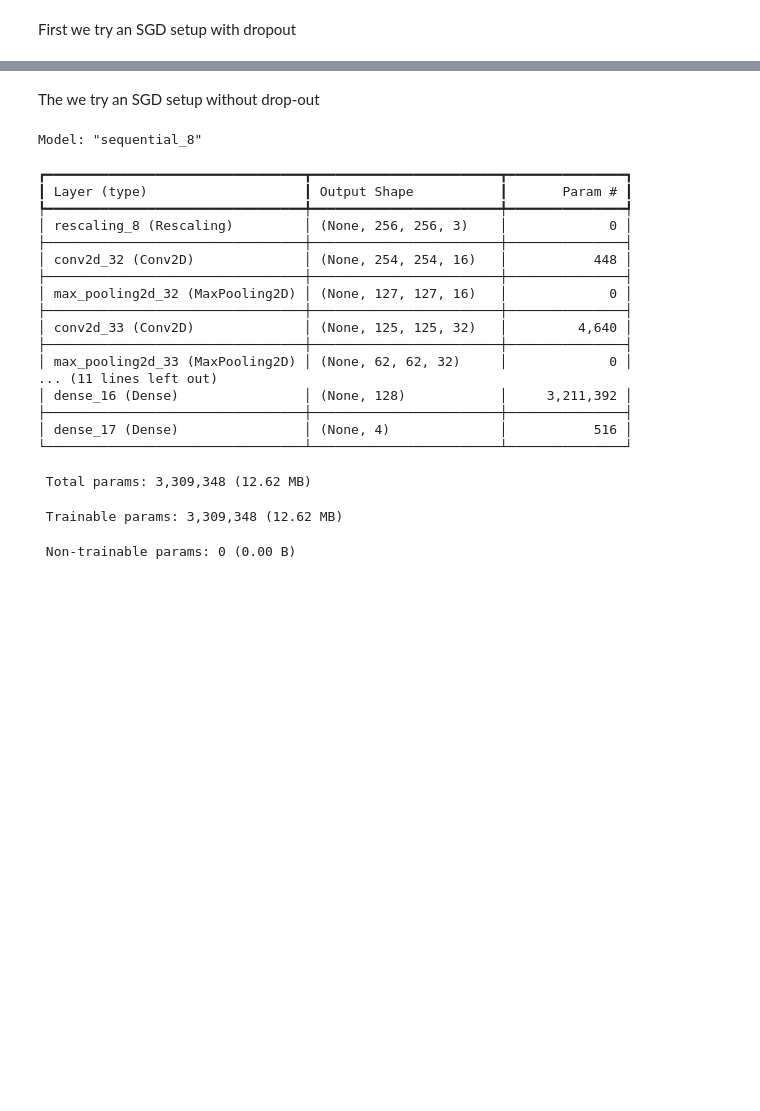
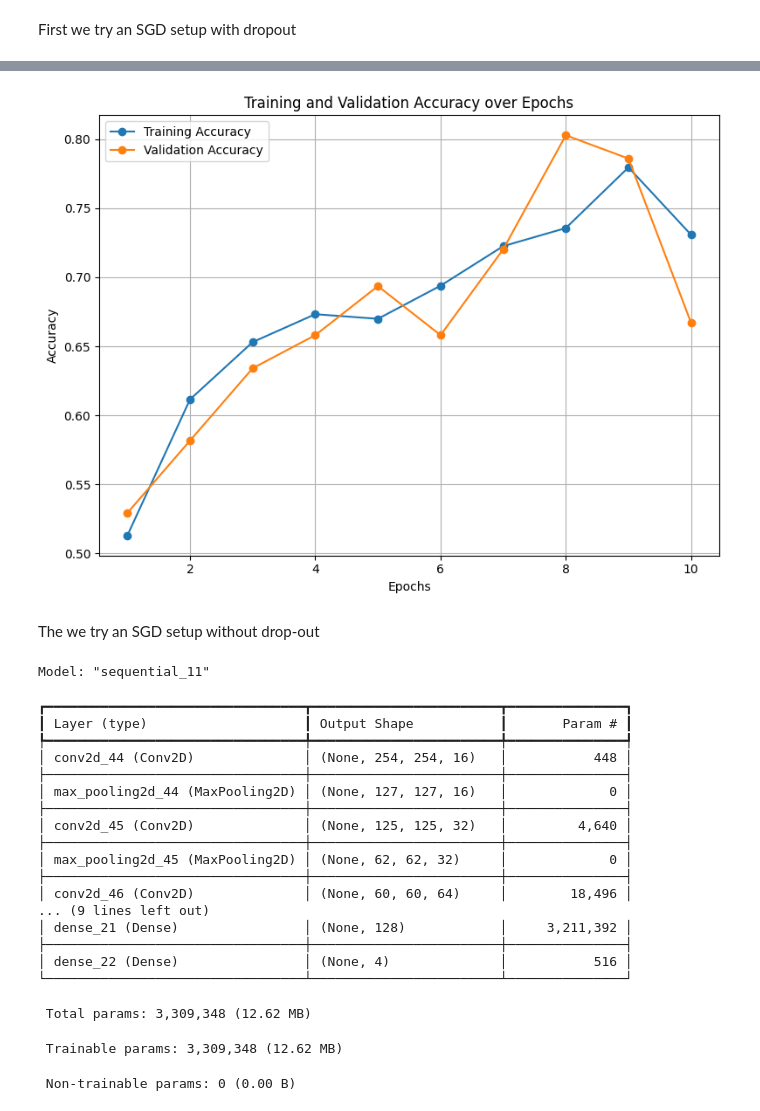
Before and after one commit to freillat/ML_Cap1, a Jupyter notebook: notebook.ipynb, the cells around one changed output, grey strips where cells are left out. Drawn from its saved outputs; the diff is of its cells as text; code cells hidden in the pictures; blank space fills up the shorter version.

```diff
--- a/notebook.ipynb
+++ b/notebook.ipynb
@@ -160,3 +108,24 @@ Epoch 10/10
+# %%
+# Extract accuracy and validation accuracy from history
+train_accuracy = history.history['accuracy']
+val_accuracy = history.history['val_accuracy']
+
+# Extract epochs
+epochs = range(1, len(train_accuracy) + 1)
+
+# Plot training and validation accuracy
+plt.figure(figsize=(8, 6))
+plt.plot(epochs, train_accuracy, label='Training Accuracy', marker='o')
+plt.plot(epochs, val_accuracy, label='Validation Accuracy', marker='o')
+plt.title('Training and Validation Accuracy over Epochs')
+plt.xlabel('Epochs')
+plt.ylabel('Accuracy')
+plt.legend()
+plt.grid(True)
+plt.tight_layout()
+plt.show()
+# %% [output]
+[figure, added]
 # %% [markdown]
 The we try an SGD setup without drop-out
 # %%
@@ -165,9 +134,8 @@ num_classes = 4
 def create_cnn_model(input_shape=(256, 256, 3), learning_rate=0.01, momentum=0.9):
     # Build the model
     model = Sequential()
-    model.add(Rescaling(1./255, input_shape=input_shape))
     # Convolutional layers
-    model.add(Conv2D(16, kernel_size=(3, 3), activation='relu'))
+    model.add(Conv2D(16, kernel_size=(3, 3), activation='relu', input_shape=input_shape))
     model.add(MaxPooling2D(pool_size=(2, 2)))
     model.add(Conv2D(32, kernel_size=(3, 3), activation='relu'))
     model.add(MaxPooling2D(pool_size=(2, 2)))
@@ -182,30 +150,29 @@ def create_cnn_model(input_shape=(256, 256, 3), learning_rate=0.01, momentum=0.9
     model.add(Dense(num_classes, activation='softmax'))
 
     optimizer = SGD(learning_rate=learning_rate, momentum=momentum)
-    # optimizer='adam'
-    model.compile(optimizer=optimizer, loss='sparse_categorical_crossentropy', metrics=['accuracy'])
+    model.compile(optimizer=optimizer, loss='categorical_crossentropy', metrics=['accuracy'])
     return model
 
-cnn_model = create_cnn_model(learning_rate=0.002, momentum=0.8)
+cnn_model = create_cnn_model()
 cnn_model.summary()
 # %% [output]
-Model: "sequential_8"
+Model: "sequential_11"
 ┏━━━━━━━━━━━━━━━━━━━━━━━━━━━━━━━━━┳━━━━━━━━━━━━━━━━━━━━━━━━┳━━━━━━━━━━━━━━━┓
 ┃ Layer (type)                    ┃ Output Shape           ┃       Param # ┃
 ┡━━━━━━━━━━━━━━━━━━━━━━━━━━━━━━━━━╇━━━━━━━━━━━━━━━━━━━━━━━━╇━━━━━━━━━━━━━━━┩
-│ rescaling_8 (Rescaling)         │ (None, 256, 256, 3)    │             0 │
+│ conv2d_44 (Conv2D)              │ (None, 254, 254, 16)   │           448 │
 ├─────────────────────────────────┼────────────────────────┼───────────────┤
-│ conv2d_32 (Conv2D)              │ (None, 254, 254, 16)   │           448 │
+│ max_pooling2d_44 (MaxPooling2D) │ (None, 127, 127, 16)   │             0 │
 ├─────────────────────────────────┼────────────────────────┼───────────────┤
-│ max_pooling2d_32 (MaxPooling2D) │ (None, 127, 127, 16)   │             0 │
+│ conv2d_45 (Conv2D)              │ (None, 125, 125, 32)   │         4,640 │
 ├─────────────────────────────────┼────────────────────────┼───────────────┤
-│ conv2d_33 (Conv2D)              │ (None, 125, 125, 32)   │         4,640 │
+│ max_pooling2d_45 (MaxPooling2D) │ (None, 62, 62, 32)     │             0 │
 ├─────────────────────────────────┼────────────────────────┼───────────────┤
-│ max_pooling2d_33 (MaxPooling2D) │ (None, 62, 62, 32)     │             0 │
-... (11 lines left out)
-│ dense_16 (Dense)                │ (None, 128)            │     3,211,392 │
+│ conv2d_46 (Conv2D)              │ (None, 60, 60, 64)     │        18,496 │
+... (9 lines left out)
+│ dense_21 (Dense)                │ (None, 128)            │     3,211,392 │
 ├─────────────────────────────────┼────────────────────────┼───────────────┤
-│ dense_17 (Dense)                │ (None, 4)              │           516 │
+│ dense_22 (Dense)                │ (None, 4)              │           516 │
 └─────────────────────────────────┴────────────────────────┴───────────────┘
  Total params: 3,309,348 (12.62 MB)
  Trainable params: 3,309,348 (12.62 MB)
```
Also changed, not shown: parts of 22 cells of this notebook, 3 other files.
